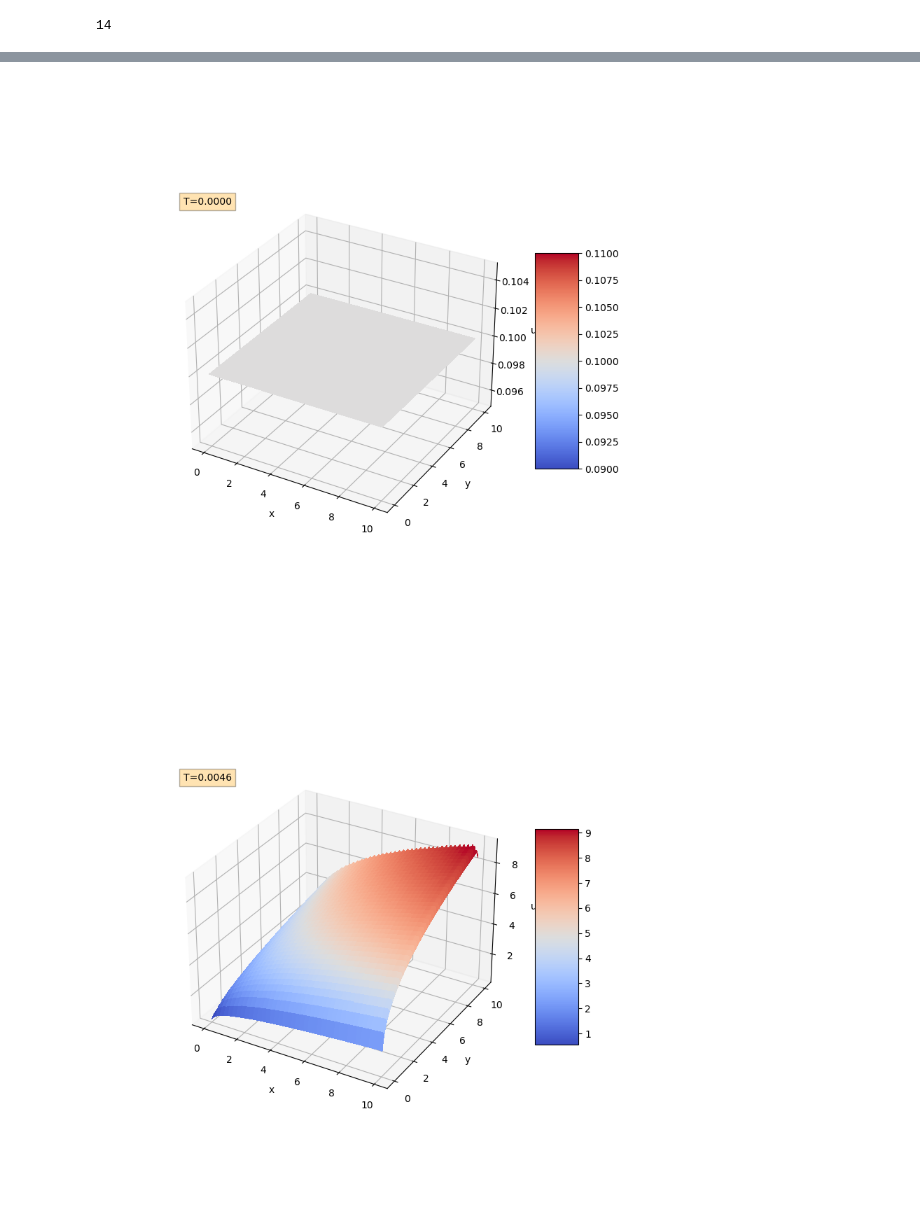
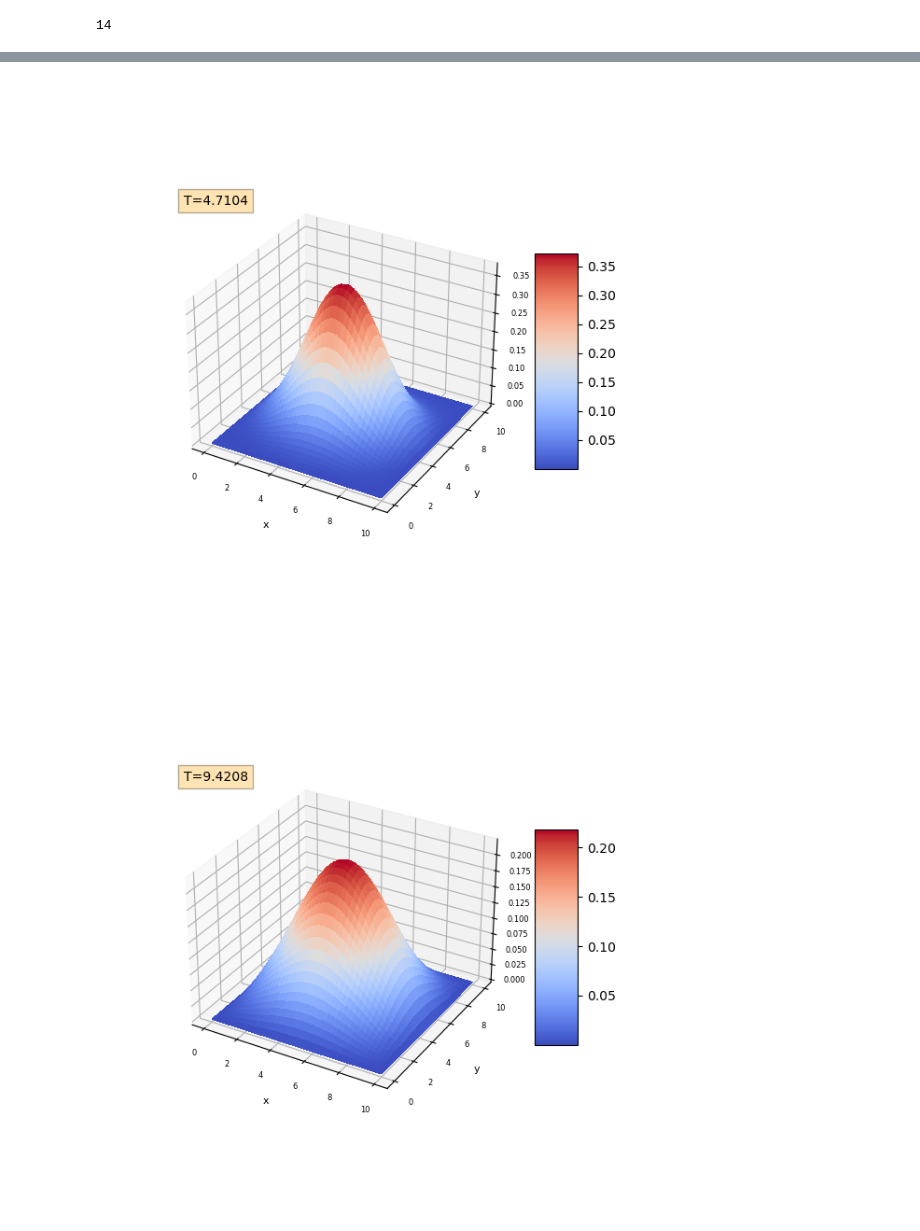
Before and after one commit to Shchetinnikov/Numerical_Methods, a Jupyter notebook: 6_semestr/Thermal_Conductivity/Lab11.ipynb, the cells around one changed output, grey strips where cells are left out. Drawn from its saved outputs; the diff is of its cells as text; code cells hidden in the pictures.

```diff
--- a/6_semestr/Thermal_Conductivity/Lab11.ipynb
+++ b/6_semestr/Thermal_Conductivity/Lab11.ipynb
@@ -220,36 +229,36 @@ def phi(x, y):
 # ГУ для оси x (левый и правый конец)
 
 def alpha_x(y, t):
-    alpha_x1 = 0.1
-    alpha_x2 = 0.1
+    alpha_x1 = 0
+    alpha_x2 = 0
     return [alpha_x1, alpha_x2]
 
 def beta_x(y, t):
-    beta_x1 = 0.1
-    beta_x2 = 0.1
+    beta_x1 = 1
+    beta_x2 = 1
     return [beta_x1, beta_x2]
 
 def gamma_x(y, t):
-    gamma_x1 = 0.1
-    gamma_x2 = 0.1
+    gamma_x1 = 0
+    gamma_x2 = 0
     return [gamma_x1, gamma_x2]
 
 
 # ГУ для оси y (левый и правый конец)
 
 def alpha_y(x, t):
-    alpha_y1 = 0.1
-    alpha_y2 = 0.1
+    alpha_y1 = 0
+    alpha_y2 = 0
     return [alpha_y1, alpha_y2]
 
 def beta_y(x, t):
-    beta_y1 = 0.1
-    beta_y2 = 0.1
+    beta_y1 = 1
+    beta_y2 = 1
     return [beta_y1, beta_y2]
 
 def gamma_y(x, t):
-    gamma_y1 = 0.1
-    gamma_y2 = 0.1
+    gamma_y1 = 0
+    gamma_y2 = 0
     return [gamma_y1, gamma_y2]
 # %%
 # Область значений и шаг по x
@@ -317,21 +404,20 @@ len(t_plot)
+# %%
+t_i = t_plot[12]
+x_plot, y_plot, u_plot_t_i = apprx_solution.calc(t_i)
+
+X, Y = np.meshgrid(x_plot, y_plot)
+Z    = np.asarray(u_plot_t_i)
+
+graph(t_i, X, Y, Z)
+# %% [output]
+[figure, added]
 # %%
-for index in range(0, len(t_plot), 2):
-    t_i = t_plot[index]
-    x_plot, y_plot, u_plot_t_i = apprx_solution.calc(t_i)
+t_i = t_plot[-1]
+x_plot, y_plot, u_plot_t_i = apprx_solution.calc(t_i)
 
-    X, Y = np.meshgrid(x_plot, y_plot)
-    Z    = np.asarray(u_plot_t_i)
+X, Y = np.meshgrid(x_plot, y_plot)
+Z    = np.asarray(u_plot_t_i)
 
-    graph(t_i, X, Y, Z)
-
-if len(t_plot) % 2 == 0:
-    t_i = t_plot[-1]
-    x_plot, y_plot, u_plot_t_i = apprx_solution.calc(t_i)
-
-    X, Y = np.meshgrid(x_plot, y_plot)
-    Z    = np.asarray(u_plot_t_i)
-
-    graph(t_i, X, Y, Z)
+graph(t_i, X, Y, Z)
 # %% [output]
-[figure, old version]
+[figure, new version]
-[figure, removed]
```
Also changed, not shown: parts of 13 cells of this notebook, 8 other files.
